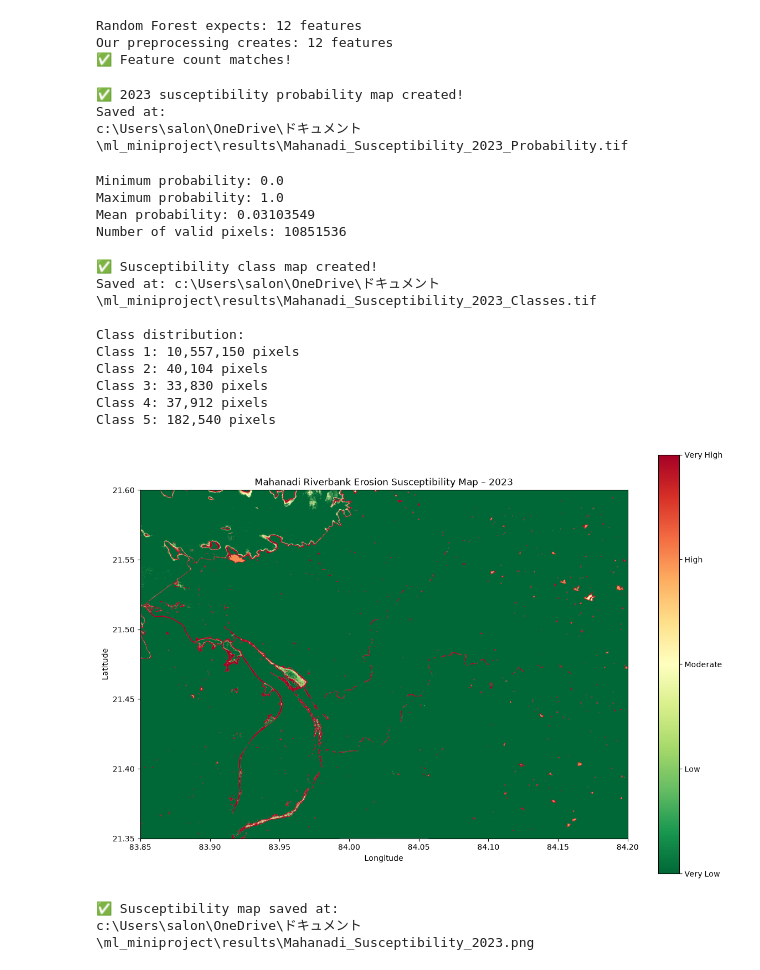
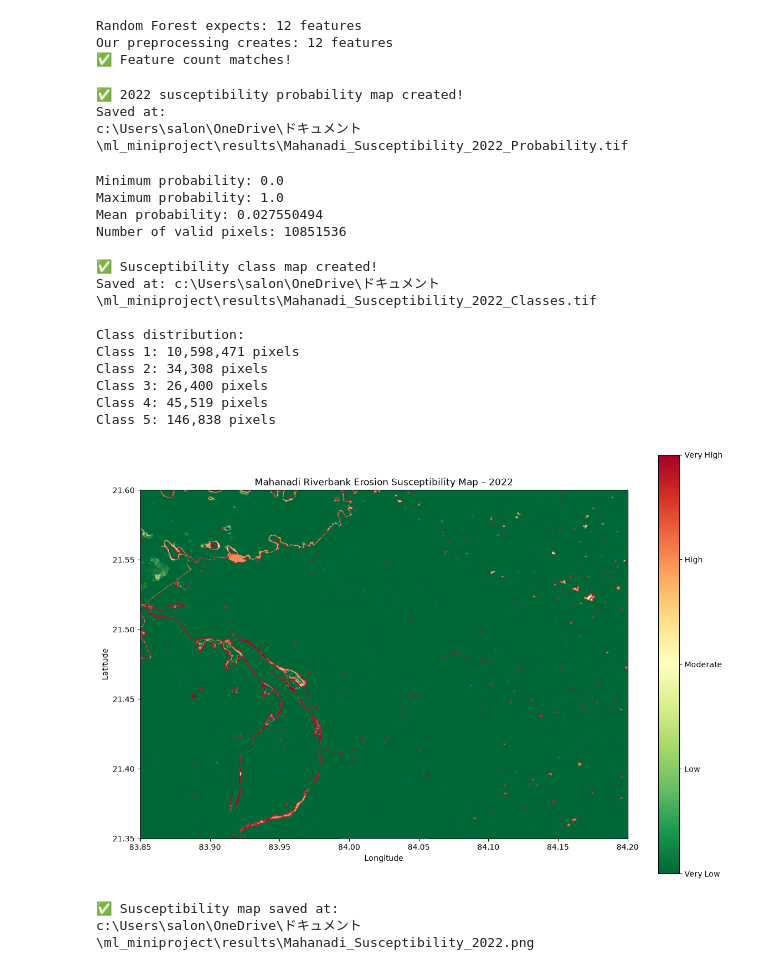
Before and after one commit to salonib025-ui/Explainable-Machine-Learning-Based-Riverbank-Erosion-Susceptibility-Prediction, a Jupyter notebook: notebooks/susceptibility_mapping.ipynb, the cells around one changed output. Cells and saved outputs as stored; diff of their text form; code cells hidden in the pictures.

Commit message:
Add 2019-2022 susceptibility mapping results

```diff
--- a/notebooks/susceptibility_mapping.ipynb
+++ b/notebooks/susceptibility_mapping.ipynb
@@ -14,11 +14,20 @@ DATA_DIR = os.path.join(PROJECT_DIR, "data")
 MODEL_DIR = os.path.join(PROJECT_DIR, "models")
 RESULTS_DIR = os.path.join(PROJECT_DIR, "results")
 
+# ============================================
+# SELECT YEAR FOR SUSCEPTIBILITY MAPPING
+# ============================================
+
+YEAR = 2022
+
 RASTER_PATH = os.path.join(
     DATA_DIR,
     "processed",
-    "Mahanadi_Predictors_2023.tif"
+    f"Mahanadi_Predictors_{YEAR}.tif"
 )
+
+print("Susceptibility mapping year:", YEAR)
+print("Raster:", RASTER_PATH)
 
 MODEL_PATH = os.path.join(
     MODEL_DIR,
@@ -209,7 +222,7 @@ Our preprocessing creates: 12 features
 # %%
 OUTPUT_PROBABILITY = os.path.join(
     RESULTS_DIR,
-    "Mahanadi_Susceptibility_2023_Probability.tif"
+    f"Mahanadi_Susceptibility_{YEAR}_Probability.tif"
 )
 
 with rasterio.open(RASTER_PATH) as src:
@@ -317,13 +330,13 @@ with rasterio.open(RASTER_PATH) as src:
                 window=window
             )
 
-print("✅ 2023 susceptibility probability map created!")
+print(f"✅ {YEAR} susceptibility probability map created!")
 print("Saved at:")
 print(OUTPUT_PROBABILITY)
 # %% [output]
-✅ 2023 susceptibility probability map created!
+✅ 2022 susceptibility probability map created!
 Saved at:
-c:\Users\salon\OneDrive\ドキュメント\ml_miniproject\results\Mahanadi_Susceptibility_2023_Probability.tif
+c:\Users\salon\OneDrive\ドキュメント\ml_miniproject\results\Mahanadi_Susceptibility_2022_Probability.tif
 # %%
 with rasterio.open(OUTPUT_PROBABILITY) as src:
     probability = src.read(1)
@@ -337,12 +350,12 @@ print("Number of valid pixels:", len(valid_probability))
 # %% [output]
 Minimum probability: 0.0
 Maximum probability: 1.0
-Mean probability: 0.03103549
+Mean probability: 0.027550494
 Number of valid pixels: 10851536
 # %%
 OUTPUT_CLASSES = os.path.join(
     RESULTS_DIR,
-    "Mahanadi_Susceptibility_2023_Classes.tif"
+    f"Mahanadi_Susceptibility_{YEAR}_Classes.tif"
 )
 
 with rasterio.open(OUTPUT_PROBABILITY) as src:
@@ -389,18 +402,18 @@ for cls, count in zip(unique, counts):
     print(f"Class {cls}: {count:,} pixels")
 # %% [output]
 ✅ Susceptibility class map created!
-Saved at: c:\Users\salon\OneDrive\ドキュメント\ml_miniproject\results\Mahanadi_Susceptibility_2023_Classes.tif
+Saved at: c:\Users\salon\OneDrive\ドキュメント\ml_miniproject\results\Mahanadi_Susceptibility_2022_Classes.tif
 
 Class distribution:
-Class 1: 10,557,150 pixels
-Class 2: 40,104 pixels
-Class 3: 33,830 pixels
-Class 4: 37,912 pixels
-Class 5: 182,540 pixels
+Class 1: 10,598,471 pixels
+Class 2: 34,308 pixels
+Class 3: 26,400 pixels
+Class 4: 45,519 pixels
+Class 5: 146,838 pixels
 # %%
 OUTPUT_MAP = os.path.join(
     RESULTS_DIR,
-    "Mahanadi_Susceptibility_2023.png"
+    f"Mahanadi_Susceptibility_{YEAR}.png"
 )
 
 with rasterio.open(OUTPUT_CLASSES) as src:
@@ -431,34 +444,34 @@ plt.imshow(
 cbar = plt.colorbar(
     ticks=[1, 2, 3, 4, 5]
 )
 
 cbar.ax.set_yticklabels([
     "Very Low",
     "Low",
     "Moderate",
     "High",
     "Very High"
 ])
 
 plt.xlabel("Longitude")
 plt.ylabel("Latitude")
 plt.title(
-    "Mahanadi Riverbank Erosion Susceptibility Map – 2023"
+    f"Mahanadi Riverbank Erosion Susceptibility Map – {YEAR}"
 )
 
 plt.tight_layout()
 
 plt.savefig(
     OUTPUT_MAP,
     dpi=300,
     bbox_inches="tight"
 )
 
 plt.show()
 
 print("✅ Susceptibility map saved at:")
 print(OUTPUT_MAP)
 # %% [output]
-[figure, old version]
+[figure, new version]
 ✅ Susceptibility map saved at:
-c:\Users\salon\OneDrive\ドキュメント\ml_miniproject\results\Mahanadi_Susceptibility_2023.png
+c:\Users\salon\OneDrive\ドキュメント\ml_miniproject\results\Mahanadi_Susceptibility_2022.png
```
Also changed, not shown: parts of 2 cells of this notebook, 16 other files.
